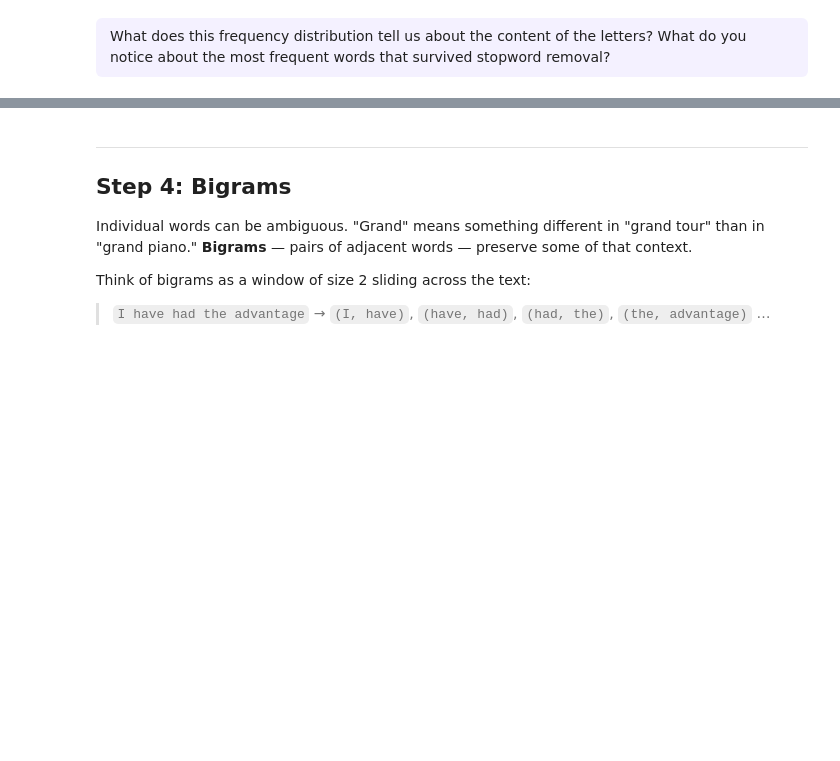
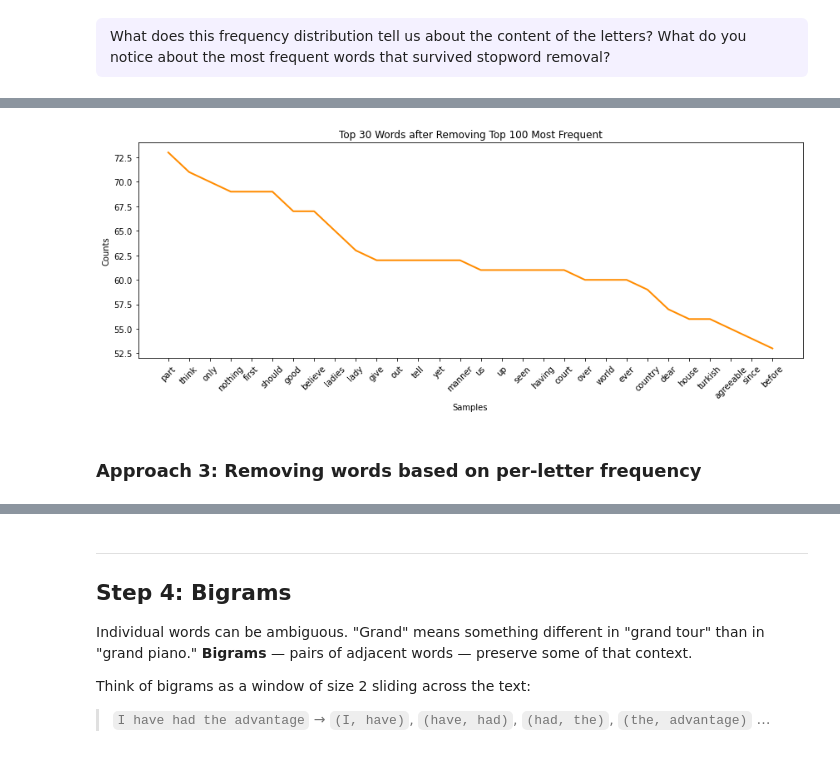
Before and after one commit to mervetekgurler/montagu, a Jupyter notebook: units/03_unit/3-1_corpus_level_text_analysis_montagu.ipynb, the cells around one changed output, grey strips where cells are left out. Saved outputs shown, nothing was run; the diff lists cells and outputs as text; code cells hidden in the pictures; blank space fills up the shorter version.

```diff
--- a/units/03_unit/3-1_corpus_level_text_analysis_montagu.ipynb
+++ b/units/03_unit/3-1_corpus_level_text_analysis_montagu.ipynb
@@ -471,3 +499,7 @@ plt.show()
 <div style="background: rgba(167, 139, 250, 0.12); border-radius: 6px; padding: 0.6em 1em; margin: 1.5em 0; font-weight: 500;">
   What does this frequency distribution tell us about the content of the letters? What do you notice about the most frequent words that survived stopword removal?
 </div>
+# %%
+# Let's also look at the least common words
+for word, count in freq_dist_no_stopwords.most_common()[-50:]:  # Get the last 50 least common words
+    print(f"{word}: {count}")
@@ -473,0 +528,4 @@ plt.show()
+# %%
+freq_dist_all = FreqDist(all_tokens)
+print(f"Unique tokens: {len(freq_dist_all)}")
+freq_dist_all.most_common(20)
@@ -473,0 +566,5 @@ plt.show()
+# %%
+# experiment with N — 100
+top_n = 100
+frequent_words = set([word for word, count in freq_dist_all.most_common(top_n)])
+print(f"Words being removed:\n{frequent_words}")
@@ -473,0 +576,9 @@ plt.show()
+# %%
+# filter them out
+tokens_no_frequent = [t for t in all_tokens if t not in frequent_words]
+freq_dist_no_frequent = FreqDist(tokens_no_frequent)
+
+print(f"Tokens remaining: {len(tokens_no_frequent)}")
+print(f"Unique tokens remaining: {len(freq_dist_no_frequent)}")
+print(f"\nTop 20 after removing top {top_n} most frequent:")
+freq_dist_no_frequent.most_common(20)
@@ -473,0 +610,12 @@ plt.show()
+# %%
+plt.figure(figsize=(12, 5))
+freq_dist_no_frequent.plot(30, cumulative=False, show=False, color='darkorange')
+plt.xticks(rotation=45)
+plt.title(f'Top 30 Words after Removing Top {top_n} Most Frequent')
+plt.tight_layout()
+plt.grid(False)# no grid
+plt.show()
+# %% [output]
+[figure, added]
+# %% [markdown]
+### Approach 3: Removing words based on per-letter frequency
```
Also changed, not shown: parts of 68 cells of this notebook, 3 other files.
